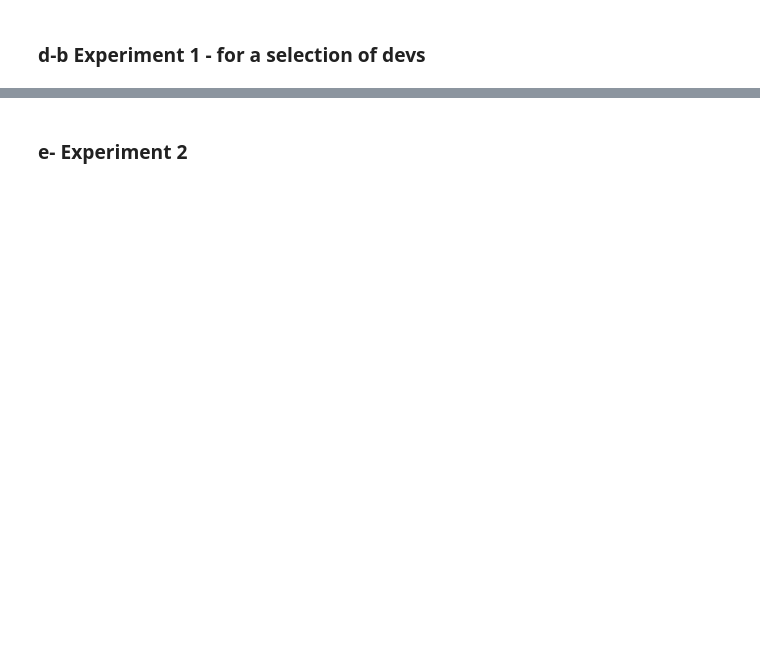
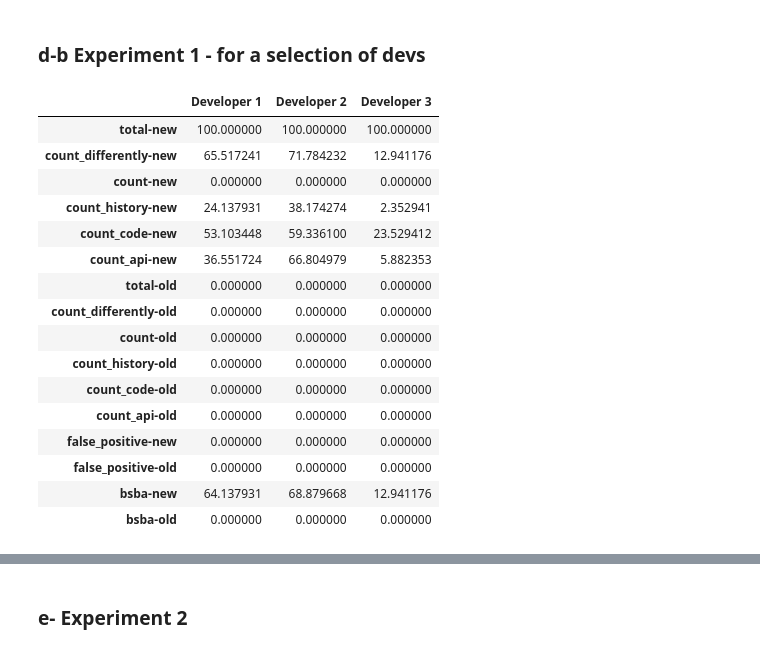
Before and after one commit to iforone/ApiAwareBugAssignment, a Jupyter notebook: app/Results.ipynb, the cells around one changed output, grey strips where cells are left out. Saved outputs shown, nothing was run; the diff lists cells and outputs as text; code cells hidden in the pictures; blank space fills up the shorter version.

```diff
--- a/app/Results.ipynb
+++ b/app/Results.ipynb
@@ -157,6 +157,29 @@ def get_stat_for(file, authors, label='-new', extra='', time_a = 1, time_b = 1,
         bugs[row['bug_id']] = {'candidates': candidates, 'chosen': chosen}
 
 
+
+
+        if row['assignees'] not in authors:
+            authors[row['assignees']] = {
+                'total-new': 0, 'count_differently-new': 0, 'count-new': 0, 'count_history-new': 0, 'count_code-new': 0, 'count_api-new': 0,
+                'total-old': 0, 'count_differently-old': 0, 'count-old': 0, 'count_history-old': 0, 'count_code-old': 0, 'count_api-old': 0,
+                'false_positive-new': 0, 'false_positive-old': 0, 'bsba-new': 0, 'bsba-old': 0
+                }
+        authors[row['assignees']]['total' + label] += 1
+        if row['assignees'] == row['history_at_1']:
+            authors[row['assignees']]['count_history' + label] += 1
+        if row['assignees'] == row['code_at_1']:
+            authors[row['assignees']]['count_code' + label] += 1
+        if row['assignees'] == row['api_at_1']:
+            authors[row['assignees']]['count_api' + label] += 1
+        if 0 < len(sort) and sort[0][0] == row['assignees']:
+            authors[row['assignees']]['count_differently' + label] += 1
+        if 0 < len(bsba_) and bsba_[0][0] == row['assignees']:
+            authors[row['assignees']]['bsba' + label] += 1
+
+
+
+
         total += 1
 
     if extra == 'bugs':
@@ -570,0 +643,32 @@ fig.show()
+# %%
+authors_ = get_stat_for('../data/output/api-mapping/jdt_ml.csv', {}, '-new', '', 1, 1, 1)
+authors_df = pd.DataFrame.from_dict(authors_)
+
+NAMES = ['Dani Megert', 'Markus Keller', 'Deepak Azad']
+authors_df = authors_df[NAMES]
+
+iteration_of_NAMES = 1
+for NAME in NAMES:
+    authors_df[NAME] = authors_df[NAME].div(   authors_df.at['total-new', NAME] / 100 )
+    authors_df.columns = authors_df.columns.str.replace(NAME, 'Developer ' + str(iteration_of_NAMES))
+    iteration_of_NAMES += 1
+
+authors_df
+# %% [output]
+|  | Developer 1 | Developer 2 | Developer 3 |
+| total-new | 100.000000 | 100.000000 | 100.000000 |
+| count_differently-new | 65.517241 | 71.784232 | 12.941176 |
+| count-new | 0.000000 | 0.000000 | 0.000000 |
+| count_history-new | 24.137931 | 38.174274 | 2.352941 |
+| count_code-new | 53.103448 | 59.336100 | 23.529412 |
+| count_api-new | 36.551724 | 66.804979 | 5.882353 |
+| total-old | 0.000000 | 0.000000 | 0.000000 |
+| count_differently-old | 0.000000 | 0.000000 | 0.000000 |
+| count-old | 0.000000 | 0.000000 | 0.000000 |
+| count_history-old | 0.000000 | 0.000000 | 0.000000 |
+| count_code-old | 0.000000 | 0.000000 | 0.000000 |
+| count_api-old | 0.000000 | 0.000000 | 0.000000 |
+| false_positive-new | 0.000000 | 0.000000 | 0.000000 |
+| false_positive-old | 0.000000 | 0.000000 | 0.000000 |
+| bsba-new | 64.137931 | 68.879668 | 12.941176 |
+| bsba-old | 0.000000 | 0.000000 | 0.000000 |
```
Also changed, not shown: parts of 6 cells of this notebook.
